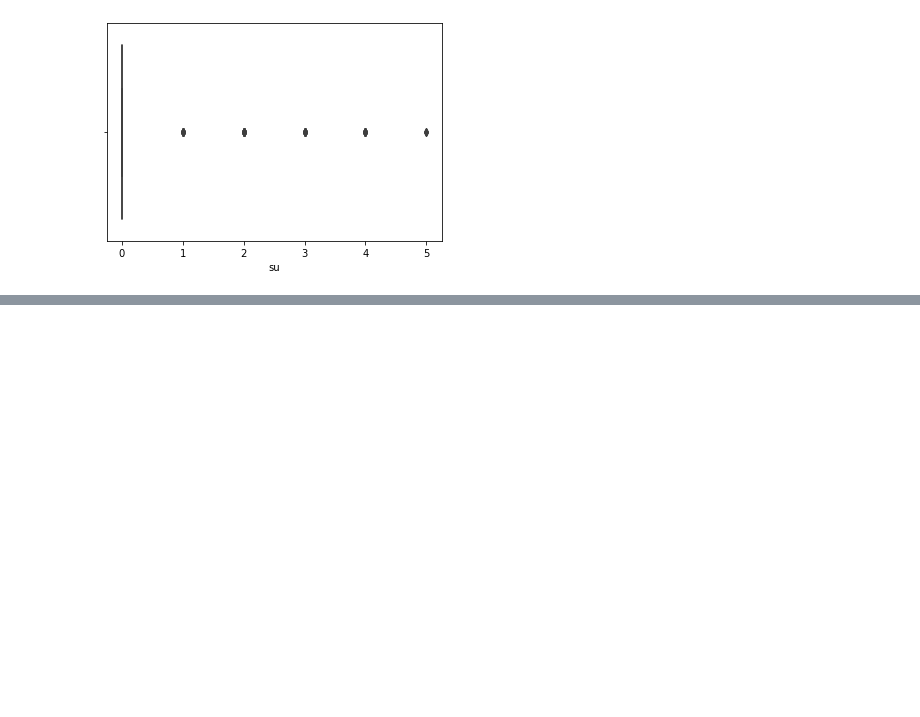
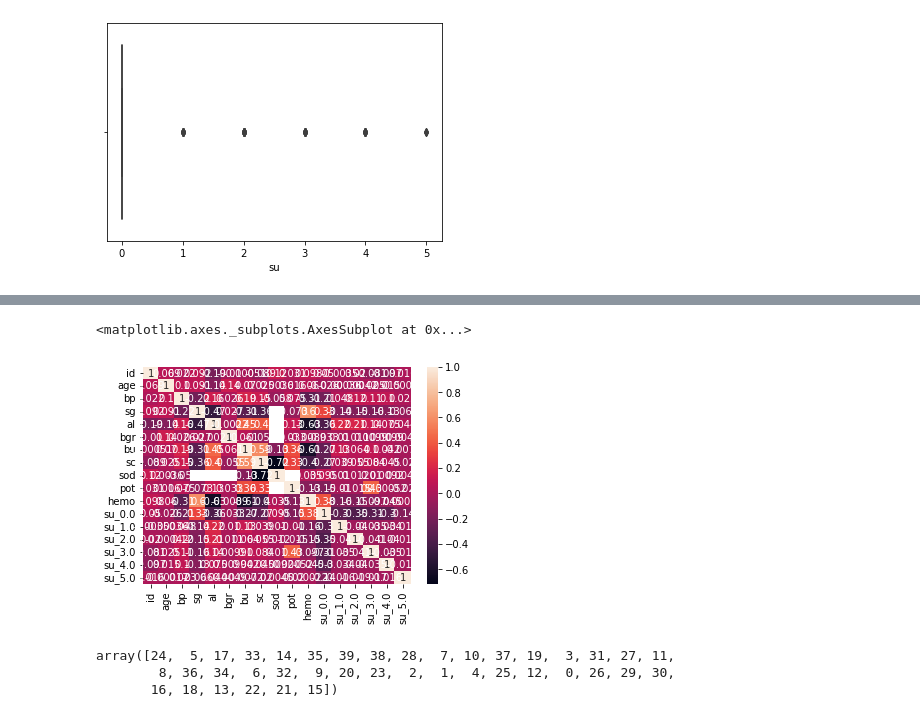
Before and after one commit to MOHAMMEDFAZIL786/FAZIL, a Jupyter notebook: ckd.ipynb, the cells around one changed output, grey strips where cells are left out. Drawn from its saved outputs; the diff is of its cells as text; code cells hidden in the pictures; blank space fills up the shorter version.

```diff
--- a/ckd.ipynb
+++ b/ckd.ipynb
@@ -406,0 +565,3 @@ sns.boxplot(data["su"])
+# %%
+data_main = pd.get_dummies(data,columns =["su"])
+data_main
@@ -406,0 +582,5 @@ sns.boxplot(data["su"])
+# %%
+sns.heatmap(data_main.corr(),annot = True)
+# %% [output]
+<matplotlib.axes._subplots.AxesSubplot at 0x...>
+[figure, added]
@@ -406,0 +594,6 @@ sns.boxplot(data["su"])
+# %%
+data.age.unique()
+# %% [output]
+array([24,  5, 17, 33, 14, 35, 39, 38, 28,  7, 10, 37, 19,  3, 31, 27, 11,
+        8, 36, 34,  6, 32,  9, 20, 23,  2,  1,  4, 25, 12,  0, 26, 29, 30,
+       16, 18, 13, 22, 21, 15])
```
Also changed, not shown: parts of 49 cells of this notebook.
